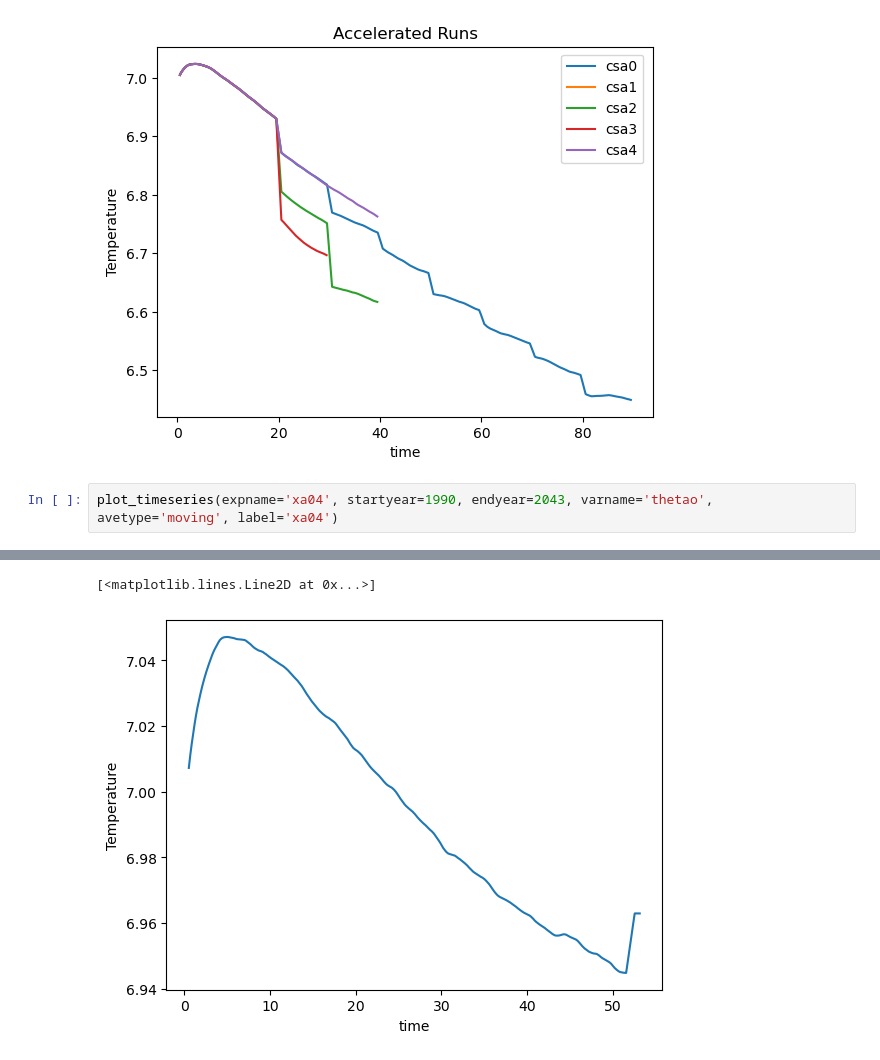
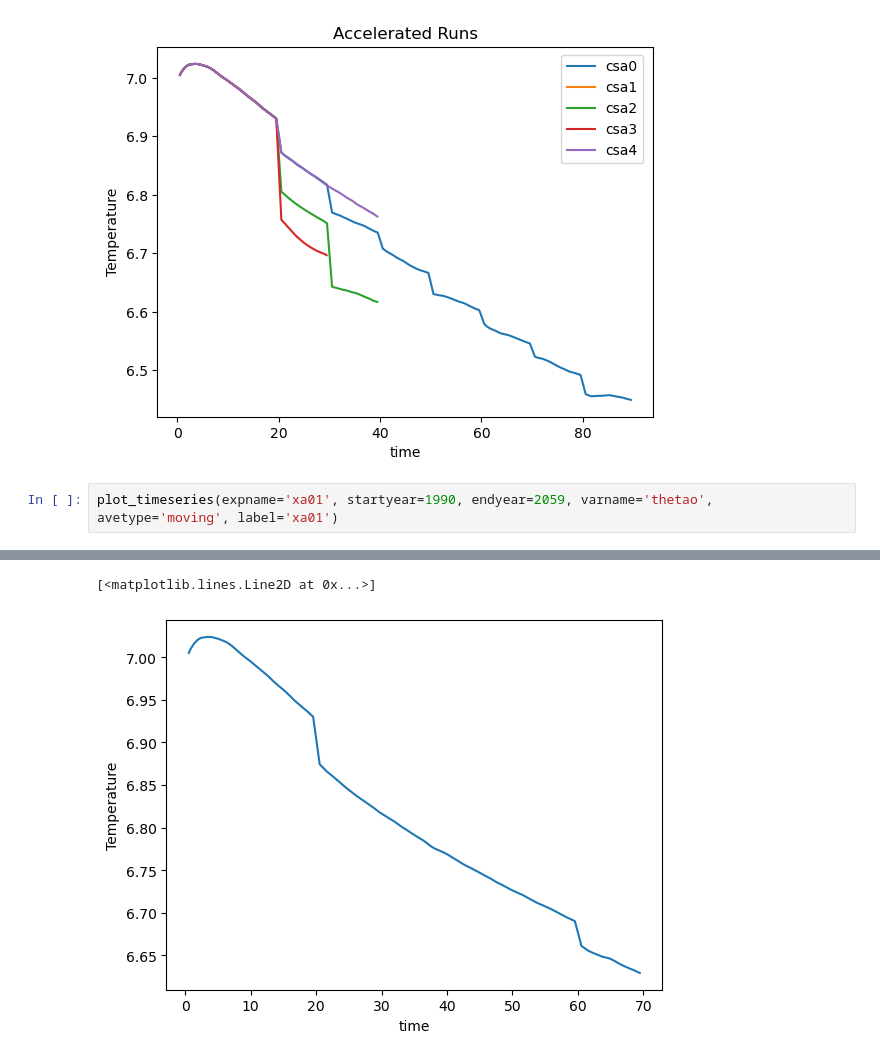
Before and after one commit to asozza/ecearth-outpost, a Jupyter notebook: notebooks/test_timeseries_pca.ipynb, the cells around one changed output, grey strips where cells are left out. Drawn from its saved outputs; the diff is of its cells as text.

```diff
--- a/notebooks/test_timeseries_pca.ipynb
+++ b/notebooks/test_timeseries_pca.ipynb
@@ -104,5 +104,5 @@ plt.title('Accelerated Runs')
 Text(0.5, 1.0, 'Accelerated Runs')
 [figure]
 # %%
-plot_timeseries(expname='xa04', startyear=1990, endyear=2043, varname='thetao', avetype='moving', label='xa04')
+plot_timeseries(expname='xa01', startyear=1990, endyear=2059, varname='thetao', avetype='moving', label='xa01')
 # %% [output]
@@ -126,2 +126,2 @@ plot_timeseries(expname='xa04', startyear=1990, endyear=2043, varname='thetao',
 [<matplotlib.lines.Line2D at 0x...>]
-[figure, old version]
+[figure, new version]
```
Also changed, not shown: parts of 1 cell of this notebook, 3 other files.
